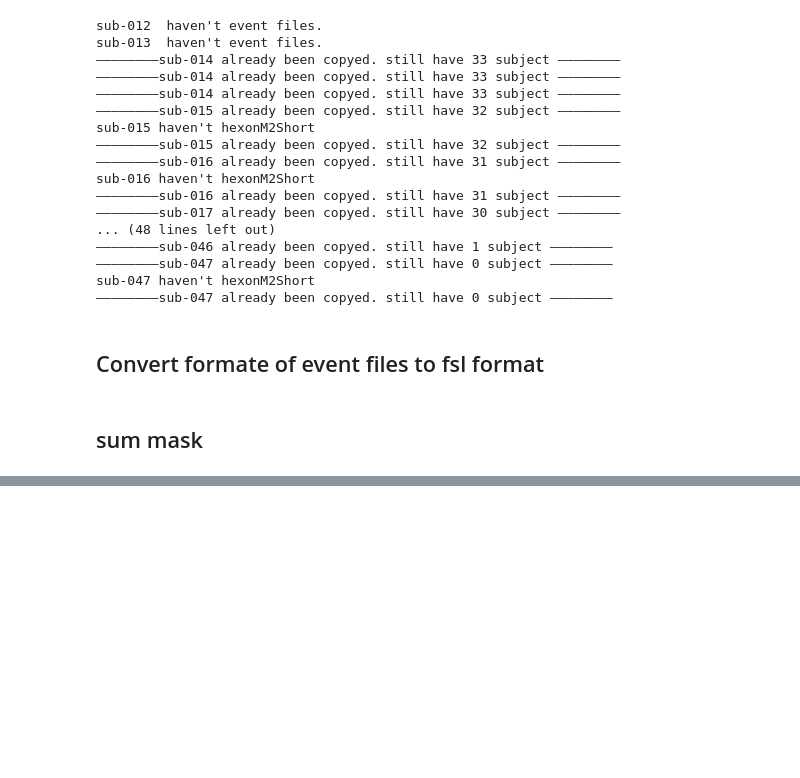
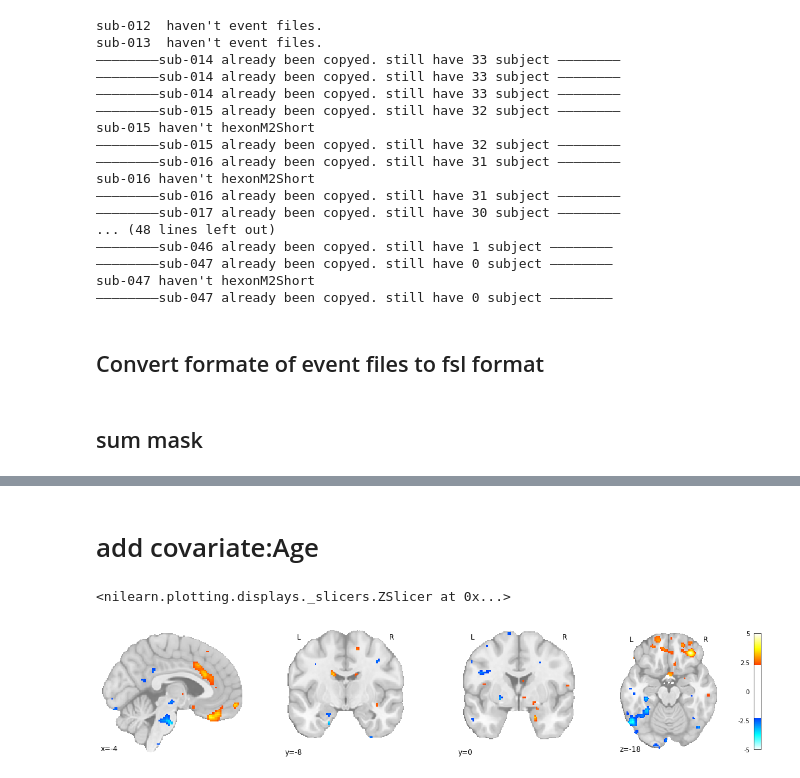
Before and after one commit to YukunQu/DCM, a Jupyter notebook: misc/tmp_scripts.ipynb, the cells around one changed output, grey strips where cells are left out. Saved outputs shown, nothing was run; the diff lists cells and outputs as text; code cells hidden in the pictures; blank space fills up the shorter version.

```diff
--- a/misc/tmp_scripts.ipynb
+++ b/misc/tmp_scripts.ipynb
@@ -220,0 +235,26 @@ NameError: name 'run_id' is not defined
+# %% [markdown]
+# add covariate:Age
+# %%
+from nilearn.plotting import plot_stat_map,plot_glass_brain
+from nilearn.image import load_img,math_img
+import matplotlib.pyplot as plt
+
+fig,ax = plt.subplots(1,4,figsize=[20,4])
+stat_map = load_img(r'/mnt/workdir/DCM/BIDS/derivatives/Nipype/hexagon/specificTo6/training_set/trainsetall/group/all/'
+                    r'Age/2ndLevel/_contrast_id_ZF_0004/spmT_0002.nii')
+
+bg_img = load_img(r'/mnt/data/Template/tpl-MNI152NLin2009cAsym/tpl-MNI152NLin2009cAsym_res-01_desc-brain_T1w.nii.gz')
+
+#plot_stat_map(stat_map_img=stat_map,bg_img=bg_img,cut_coords=[11],threshold=2.3,symmetric_cbar=1,display_mode='x',black_bg=0,figure=fig,
+#              axes=ax[0],colorbar=False)
+plot_stat_map(stat_map_img=stat_map,bg_img=bg_img,cut_coords=[-4],threshold=2.3,vmax=5,symmetric_cbar=1,display_mode='x',black_bg=0,figure=fig,
+              axes=ax[0],colorbar=False)
+plot_stat_map(stat_map_img=stat_map,bg_img=bg_img,cut_coords=[-8],threshold=2.3,vmax=5,symmetric_cbar=1,display_mode='y',black_bg=0,figure=fig,
+              axes=ax[1],colorbar=False)
+plot_stat_map(stat_map_img=stat_map,bg_img=bg_img,cut_coords=[0],threshold=2.3,vmax=5,symmetric_cbar=1,display_mode='y',black_bg=0,figure=fig,
+              axes=ax[2],colorbar=False)
+plot_stat_map(stat_map_img=stat_map,bg_img=bg_img,cut_coords=[-18],threshold=2.3,vmax=5,symmetric_cbar=1,display_mode='z',black_bg=0,figure=fig,
+              axes=ax[3],colorbar=True)
+# %% [output]
+<nilearn.plotting.displays._slicers.ZSlicer at 0x...>
+[figure, added]
```
Also changed, not shown: parts of 23 cells of this notebook, 37 other files.
